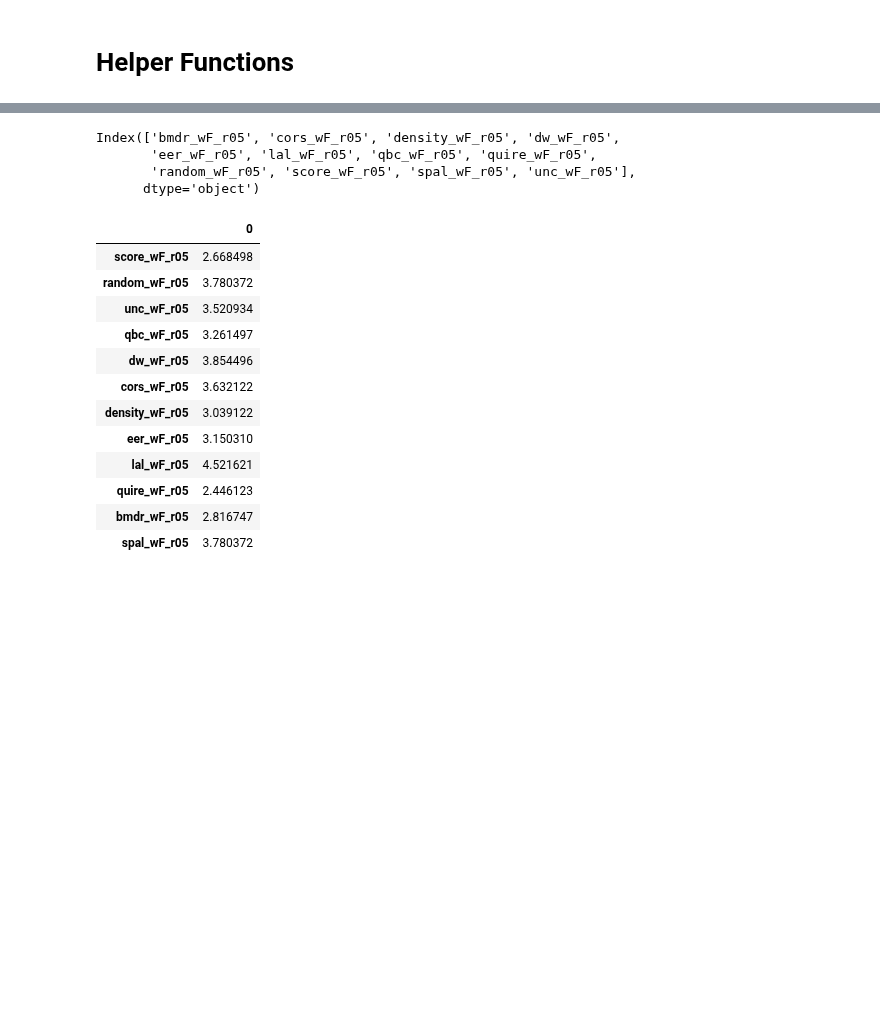
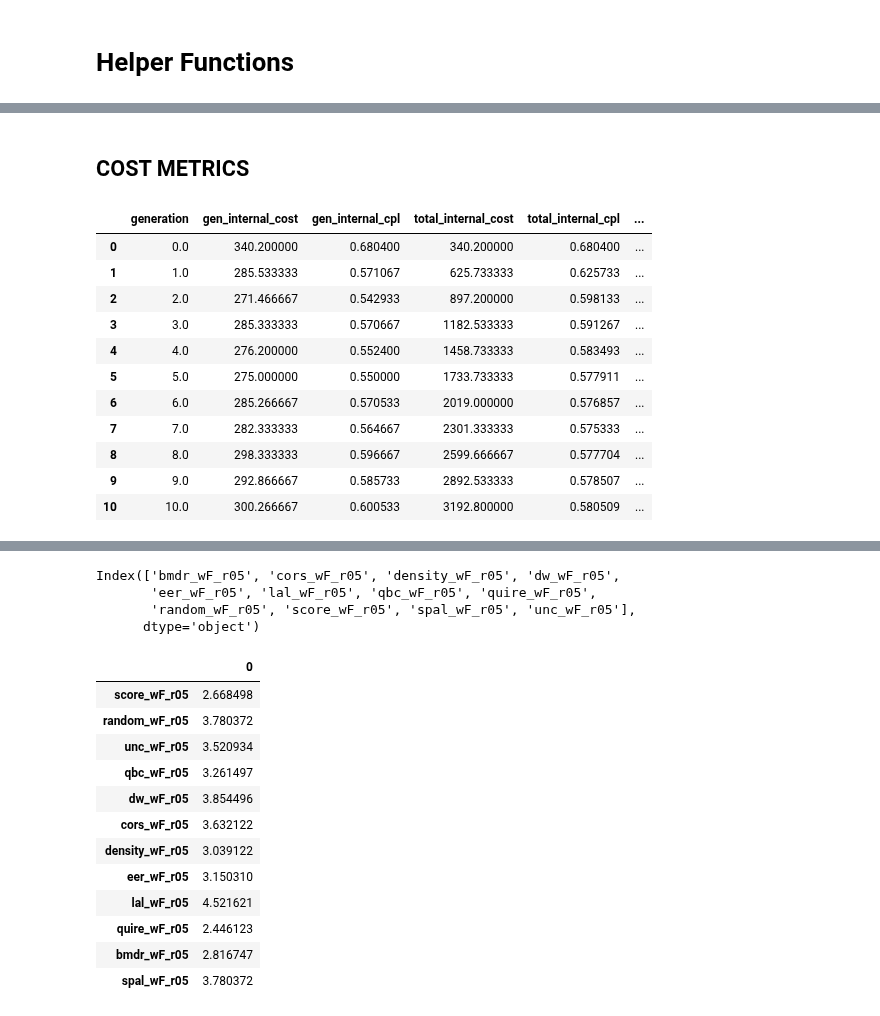
Before and after one commit to lukekolbe/Active-Learning-in-CreditScoring, a Jupyter notebook: result_processor.ipynb, the cells around one changed output, grey strips where cells are left out. Drawn from its saved outputs; the diff is of its cells as text; code cells hidden in the pictures; blank space fills up the shorter version.

```diff
--- a/result_processor.ipynb
+++ b/result_processor.ipynb
@@ -791,0 +435,2 @@ holm_results
+# %% [markdown]
+## COST METRICS
@@ -791,0 +470,15 @@ holm_results
+# %%
+cost_dict['wT']['bene2']['r05']['bmdr']['average']
+# %% [output]
+|  | generation | gen_internal_cost | gen_internal_cpl | total_internal_cost | total_internal_cpl | ... |
+| 0 | 0.0 | 340.200000 | 0.680400 | 340.200000 | 0.680400 | ... |
+| 1 | 1.0 | 285.533333 | 0.571067 | 625.733333 | 0.625733 | ... |
+| 2 | 2.0 | 271.466667 | 0.542933 | 897.200000 | 0.598133 | ... |
+| 3 | 3.0 | 285.333333 | 0.570667 | 1182.533333 | 0.591267 | ... |
+| 4 | 4.0 | 276.200000 | 0.552400 | 1458.733333 | 0.583493 | ... |
+| 5 | 5.0 | 275.000000 | 0.550000 | 1733.733333 | 0.577911 | ... |
+| 6 | 6.0 | 285.266667 | 0.570533 | 2019.000000 | 0.576857 | ... |
+| 7 | 7.0 | 282.333333 | 0.564667 | 2301.333333 | 0.575333 | ... |
+| 8 | 8.0 | 298.333333 | 0.596667 | 2599.666667 | 0.577704 | ... |
+| 9 | 9.0 | 292.866667 | 0.585733 | 2892.533333 | 0.578507 | ... |
+| 10 | 10.0 | 300.266667 | 0.600533 | 3192.800000 | 0.580509 | ... |
```
Also changed, not shown: parts of 117 cells of this notebook.
